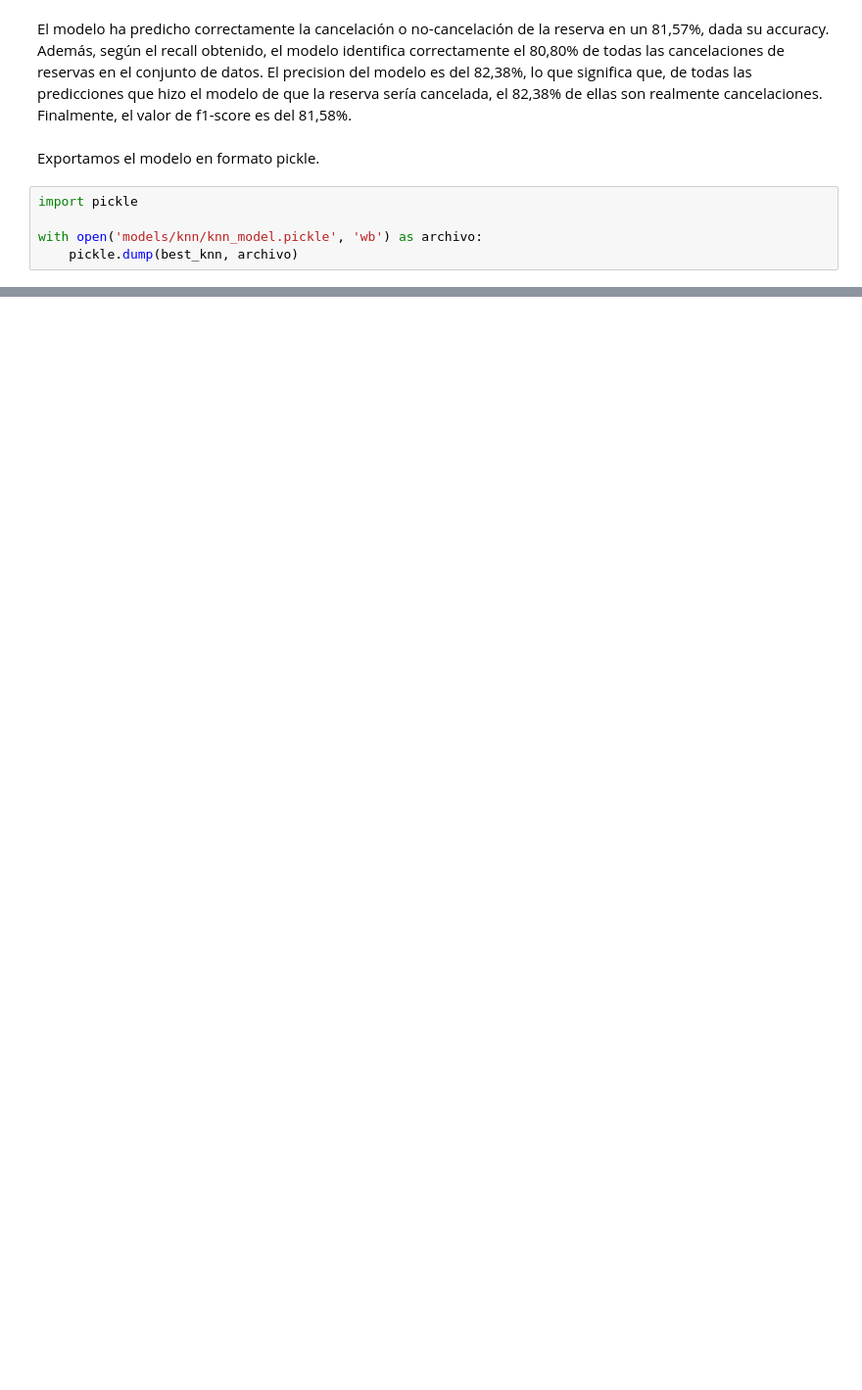
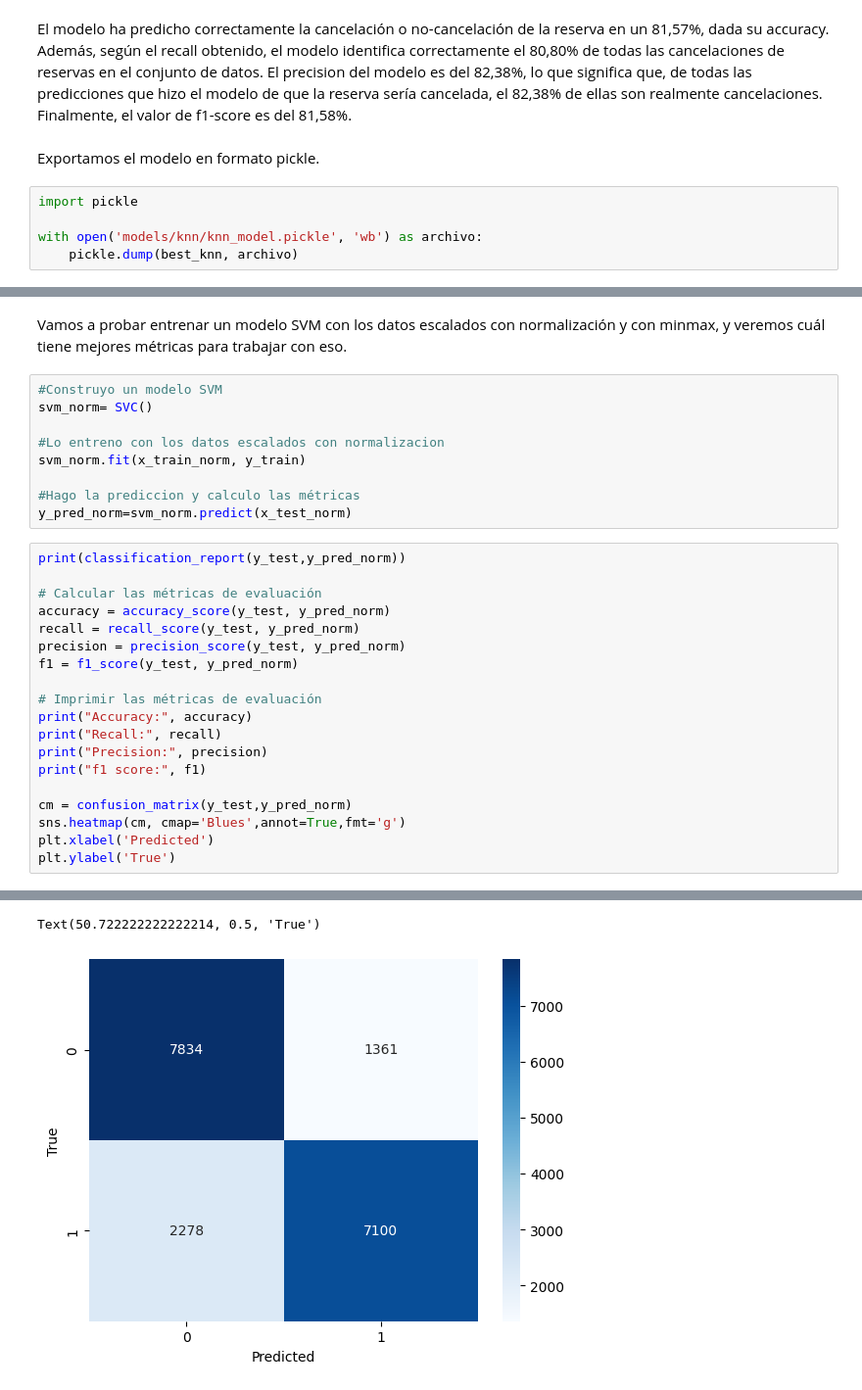
Before and after one commit to mrinkspot/Data-Science-and-Machine-Learning-Projects, a Jupyter notebook: 7506R_TP1_GRUPO20_CHP3_ENTREGA_N1.ipynb, the cells around one changed output, grey strips where cells are left out. Shown at 98% size. Saved outputs shown, nothing was run; the diff lists cells and outputs as text; blank space fills up the shorter version.

```diff
--- a/7506R_TP1_GRUPO20_CHP3_ENTREGA_N1.ipynb
+++ b/7506R_TP1_GRUPO20_CHP3_ENTREGA_N1.ipynb
@@ -861,0 +922,31 @@ with open('models/knn/knn_model.pickle', 'wb') as archivo:
+# %% [markdown]
+Vamos a probar entrenar un modelo SVM con los datos escalados con normalización y con minmax, y veremos cuál tiene mejores métricas para trabajar con eso.
+# %%
+#Construyo un modelo SVM
+svm_norm= SVC()
+
+#Lo entreno con los datos escalados con normalizacion
+svm_norm.fit(x_train_norm, y_train)
+
+#Hago la prediccion y calculo las métricas
+y_pred_norm=svm_norm.predict(x_test_norm)
+# %%
+print(classification_report(y_test,y_pred_norm))
+
+# Calcular las métricas de evaluación
+accuracy = accuracy_score(y_test, y_pred_norm)
+recall = recall_score(y_test, y_pred_norm)
+precision = precision_score(y_test, y_pred_norm)
+f1 = f1_score(y_test, y_pred_norm)
+
+# Imprimir las métricas de evaluación
+print("Accuracy:", accuracy)
+print("Recall:", recall)
+print("Precision:", precision)
+print("f1 score:", f1)
+
+cm = confusion_matrix(y_test,y_pred_norm)
+sns.heatmap(cm, cmap='Blues',annot=True,fmt='g')
+plt.xlabel('Predicted')
+plt.ylabel('True')
+# %% [output]
@@ -861,0 +966,2 @@ with open('models/knn/knn_model.pickle', 'wb') as archivo:
+Text(50.722222222222214, 0.5, 'True')
+[figure, added]
```
Also changed, not shown: parts of 51 cells of this notebook.
